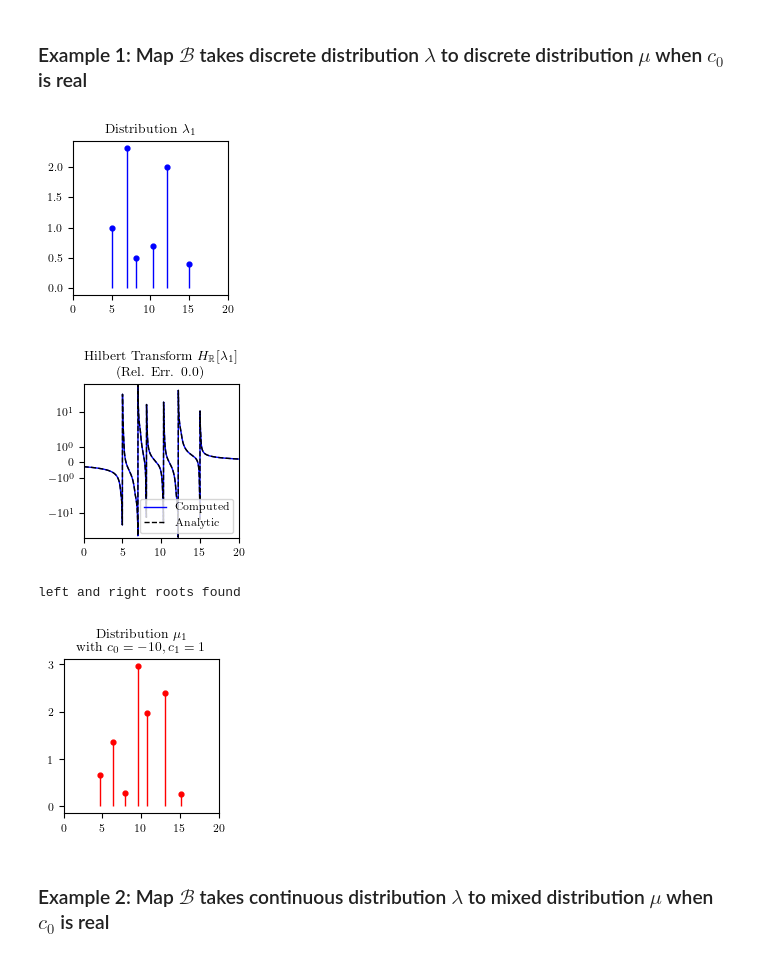
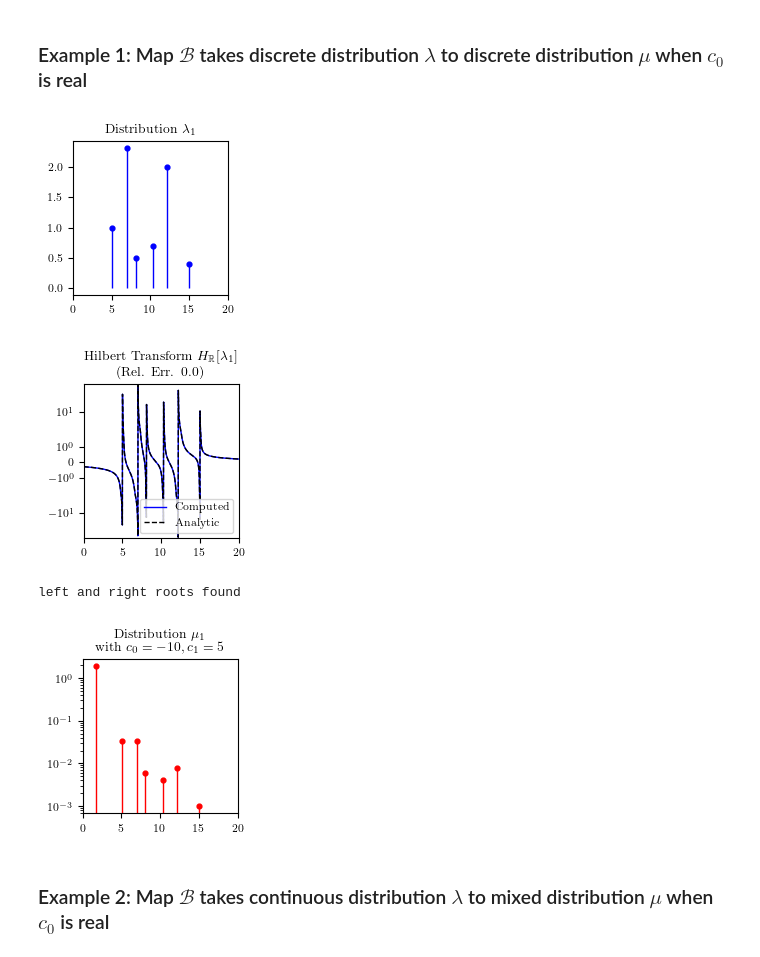
Before and after one commit to sgstepaniants/time-deconvolution, a Jupyter notebook: lambda_mu_examples.ipynb, the cells around one changed output. Saved outputs shown, nothing was run; the diff lists cells and outputs as text; code cells hidden in the pictures.

Commit message:
Finished Figure 3 code

```diff
--- a/lambda_mu_examples.ipynb
+++ b/lambda_mu_examples.ipynb
@@ -40,35 +40,36 @@ plt.show()
 H_comp = Hlmbda_1(lmbda_1.quad_pts)
 H_analytic = Hlmbda_1_analytic(lmbda_1.quad_pts)
 rel_err = np.linalg.norm(H_comp - H_analytic) / np.linalg.norm(H_analytic)
 
 fig, ax = plt.subplots(figsize=(2, 2))
 ax.set_title("Hilbert Transform " + r"$H_{\mathbb{R}}[\lambda_1]$" + f"\n(Rel. Err. {rel_err})")
 ax.plot(lmbda_1.quad_pts, H_comp, color="blue", linewidth=1)
 ax.plot(lmbda_1.quad_pts, H_analytic, color="k", linestyle='dashed', linewidth=1)
 ax.set_xlim(0, 20)
 ax.set_yscale("symlog")
 ax.legend(["Computed", "Analytic"], fontsize=8)
 plt.savefig(f"figures/H_lmbda1.pdf", bbox_inches='tight')
 plt.show()
 
 c0 = -10
-c1 = 1
+c1 = 5
 mu_1, _, _ = B_real(lmbda_1, c0, c1)
 fig, ax = plt.subplots(figsize=(2, 2))
 str = f"with $c_0={c0}, c_1={c1}$"
 ax.set_title("Distribution $\mu_1$\n" + str)
 if mu_1.density is not None:
     ax.plot(mu_1.quad_pts, mu_1.density_vals, color="red", linewidth=1)
 ax.scatter(mu_1.atoms, mu_1.atom_wts, marker='o', color="red", s=12)
 ax.vlines(mu_1.atoms, ymin=0, ymax=mu_1.atom_wts, color="red", linewidth=1)
 ax.set_xlim(0, 20)
+ax.set_yscale("log")
 plt.savefig(f"figures/mu1.pdf", bbox_inches='tight')
 plt.show()
 # %% [output]
 [figure]
 [figure]
 left and right roots found
-[figure, old version]
+[figure, new version]
 # %% [markdown]
 ### Example 2: Map $\mathcal{B}$ takes continuous distribution $\lambda$ to mixed distribution $\mu$ when $c_0$ is real
 # %%
```
Also changed, not shown: parts of 3 cells of this notebook, 53 other files.
